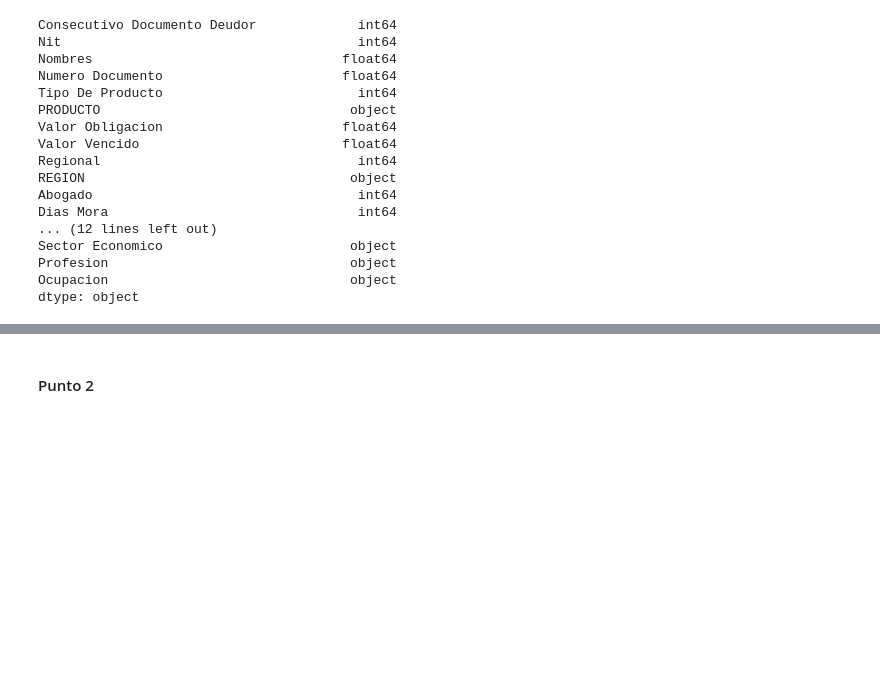
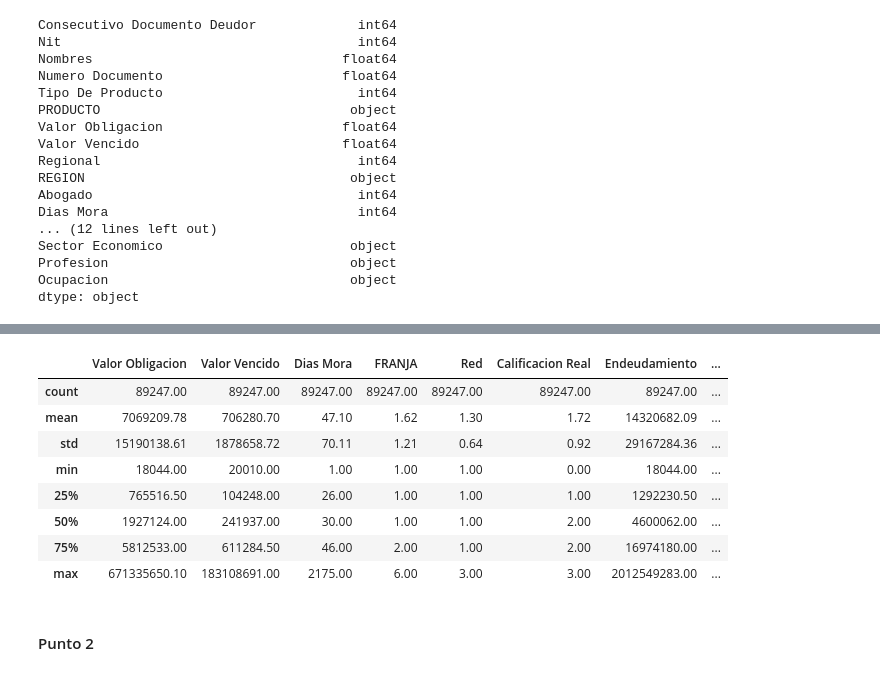
Before and after one commit to lucianarpo14/proyectoEAFIT, a Jupyter notebook: Proyecto1.ipynb, the cells around one changed output, grey strips where cells are left out. Saved outputs shown, nothing was run; the diff lists cells and outputs as text; code cells hidden in the pictures; blank space fills up the shorter version.

```diff
--- a/Proyecto1.ipynb
+++ b/Proyecto1.ipynb
@@ -161,2 +343,14 @@ data.shape
+# %%
+data_real.describe()
+# %% [output]
+|  | Valor Obligacion | Valor Vencido | Dias Mora | FRANJA | Red | Calificacion Real | Endeudamiento | ... |
+| count | 89247.00 | 89247.00 | 89247.00 | 89247.00 | 89247.00 | 89247.00 | 89247.00 | ... |
+| mean | 7069209.78 | 706280.70 | 47.10 | 1.62 | 1.30 | 1.72 | 14320682.09 | ... |
+| std | 15190138.61 | 1878658.72 | 70.11 | 1.21 | 0.64 | 0.92 | 29167284.36 | ... |
+| min | 18044.00 | 20010.00 | 1.00 | 1.00 | 1.00 | 0.00 | 18044.00 | ... |
+| 25% | 765516.50 | 104248.00 | 26.00 | 1.00 | 1.00 | 1.00 | 1292230.50 | ... |
+| 50% | 1927124.00 | 241937.00 | 30.00 | 1.00 | 1.00 | 2.00 | 4600062.00 | ... |
+| 75% | 5812533.00 | 611284.50 | 46.00 | 2.00 | 1.00 | 2.00 | 16974180.00 | ... |
+| max | 671335650.10 | 183108691.00 | 2175.00 | 6.00 | 3.00 | 3.00 | 2012549283.00 | ... |
 # %% [markdown]
 #### Punto 2
```
Also changed, not shown: parts of 33 cells of this notebook.
